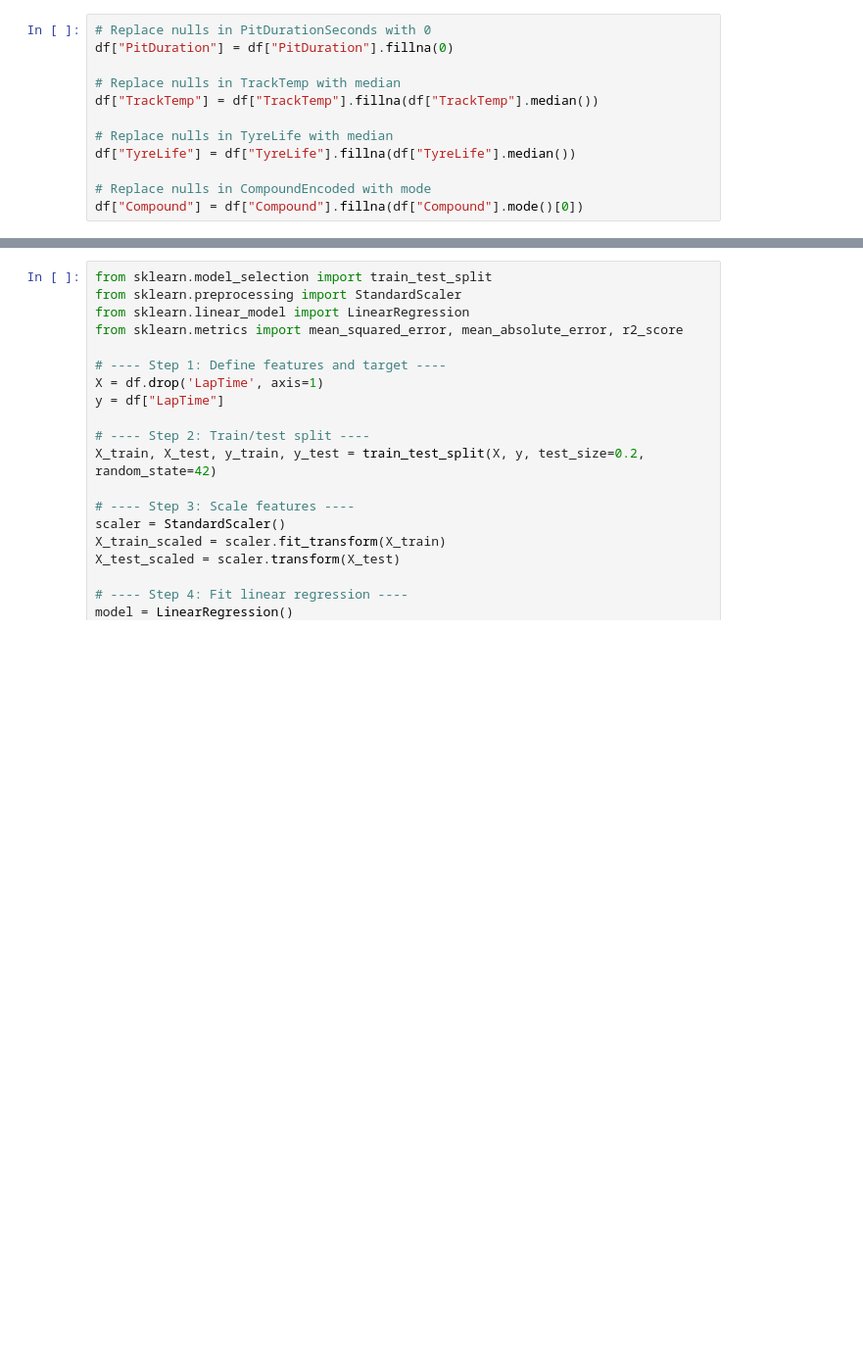
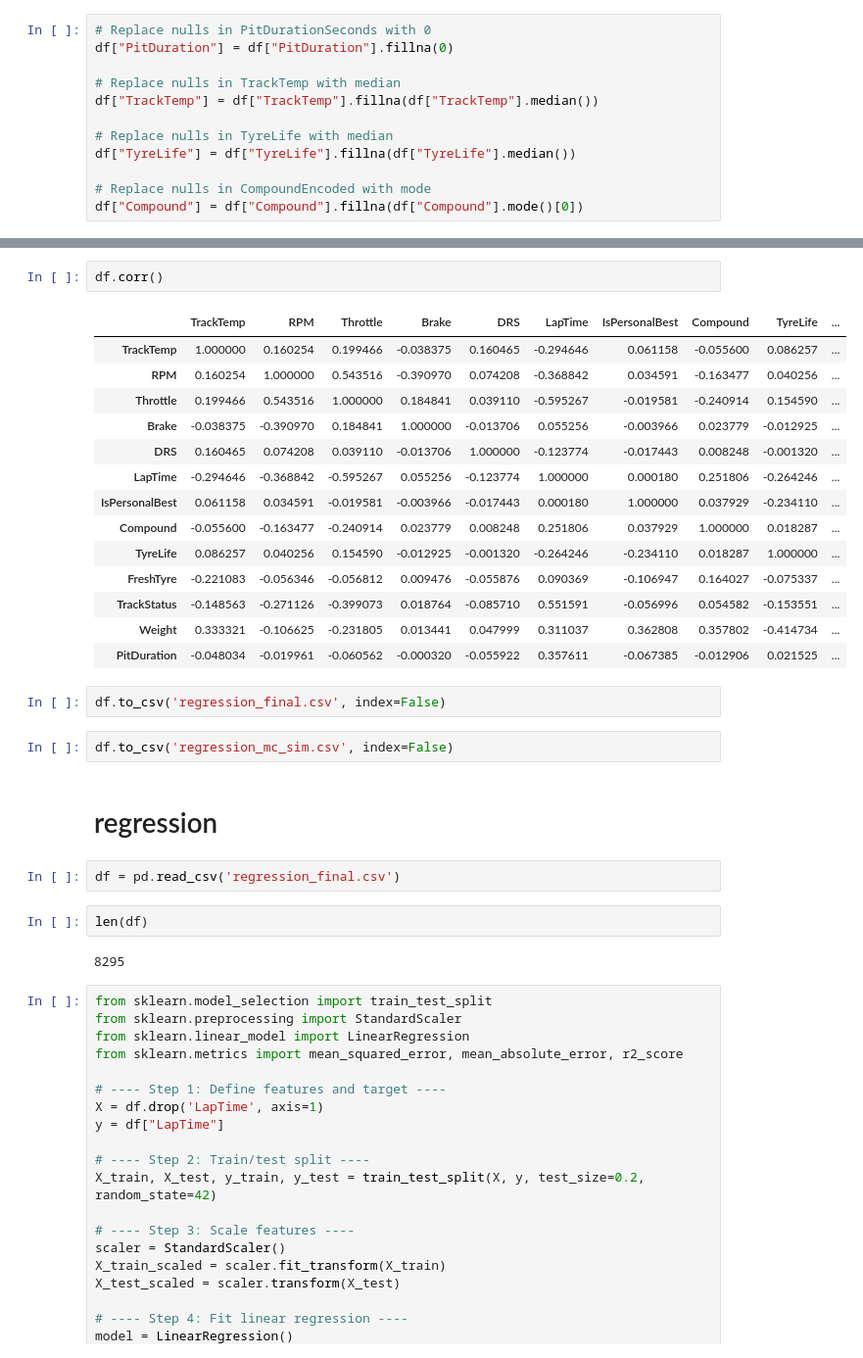
Before and after one commit to JigyashuSaravta/2025Spring_Final_F1, a Jupyter notebook: Fastf1/regression_fastf1.ipynb, the cells around one changed output, grey strips where cells are left out. Shown at 98% size. Drawn from its saved outputs; the diff is of its cells as text; blank space fills up the shorter version.

```diff
--- a/Fastf1/regression_fastf1.ipynb
+++ b/Fastf1/regression_fastf1.ipynb
@@ -414,3 +462,32 @@ df["Compound"] = df["Compound"].fillna(df["Compound"].mode()[0])
+# %%
+df.corr()
+# %% [output]
+|  | TrackTemp | RPM | Throttle | Brake | DRS | LapTime | IsPersonalBest | Compound | TyreLife | ... |
+| TrackTemp | 1.000000 | 0.160254 | 0.199466 | -0.038375 | 0.160465 | -0.294646 | 0.061158 | -0.055600 | 0.086257 | ... |
+| RPM | 0.160254 | 1.000000 | 0.543516 | -0.390970 | 0.074208 | -0.368842 | 0.034591 | -0.163477 | 0.040256 | ... |
+| Throttle | 0.199466 | 0.543516 | 1.000000 | 0.184841 | 0.039110 | -0.595267 | -0.019581 | -0.240914 | 0.154590 | ... |
+| Brake | -0.038375 | -0.390970 | 0.184841 | 1.000000 | -0.013706 | 0.055256 | -0.003966 | 0.023779 | -0.012925 | ... |
+| DRS | 0.160465 | 0.074208 | 0.039110 | -0.013706 | 1.000000 | -0.123774 | -0.017443 | 0.008248 | -0.001320 | ... |
+| LapTime | -0.294646 | -0.368842 | -0.595267 | 0.055256 | -0.123774 | 1.000000 | 0.000180 | 0.251806 | -0.264246 | ... |
+| IsPersonalBest | 0.061158 | 0.034591 | -0.019581 | -0.003966 | -0.017443 | 0.000180 | 1.000000 | 0.037929 | -0.234110 | ... |
+| Compound | -0.055600 | -0.163477 | -0.240914 | 0.023779 | 0.008248 | 0.251806 | 0.037929 | 1.000000 | 0.018287 | ... |
+| TyreLife | 0.086257 | 0.040256 | 0.154590 | -0.012925 | -0.001320 | -0.264246 | -0.234110 | 0.018287 | 1.000000 | ... |
+| FreshTyre | -0.221083 | -0.056346 | -0.056812 | 0.009476 | -0.055876 | 0.090369 | -0.106947 | 0.164027 | -0.075337 | ... |
+| TrackStatus | -0.148563 | -0.271126 | -0.399073 | 0.018764 | -0.085710 | 0.551591 | -0.056996 | 0.054582 | -0.153551 | ... |
+| Weight | 0.333321 | -0.106625 | -0.231805 | 0.013441 | 0.047999 | 0.311037 | 0.362808 | 0.357802 | -0.414734 | ... |
+| PitDuration | -0.048034 | -0.019961 | -0.060562 | -0.000320 | -0.055922 | 0.357611 | -0.067385 | -0.012906 | 0.021525 | ... |
+# %%
+df.to_csv('regression_final.csv', index=False)
+# %%
+df.to_csv('regression_mc_sim.csv', index=False)
+# %% [markdown]
+# regression
+# %%
+df = pd.read_csv('regression_final.csv')
+# %%
+len(df)
+# %% [output]
+8295
 # %%
 from sklearn.model_selection import train_test_split
 from sklearn.preprocessing import StandardScaler
```
Also changed, not shown: parts of 28 cells of this notebook, 2 other files.
